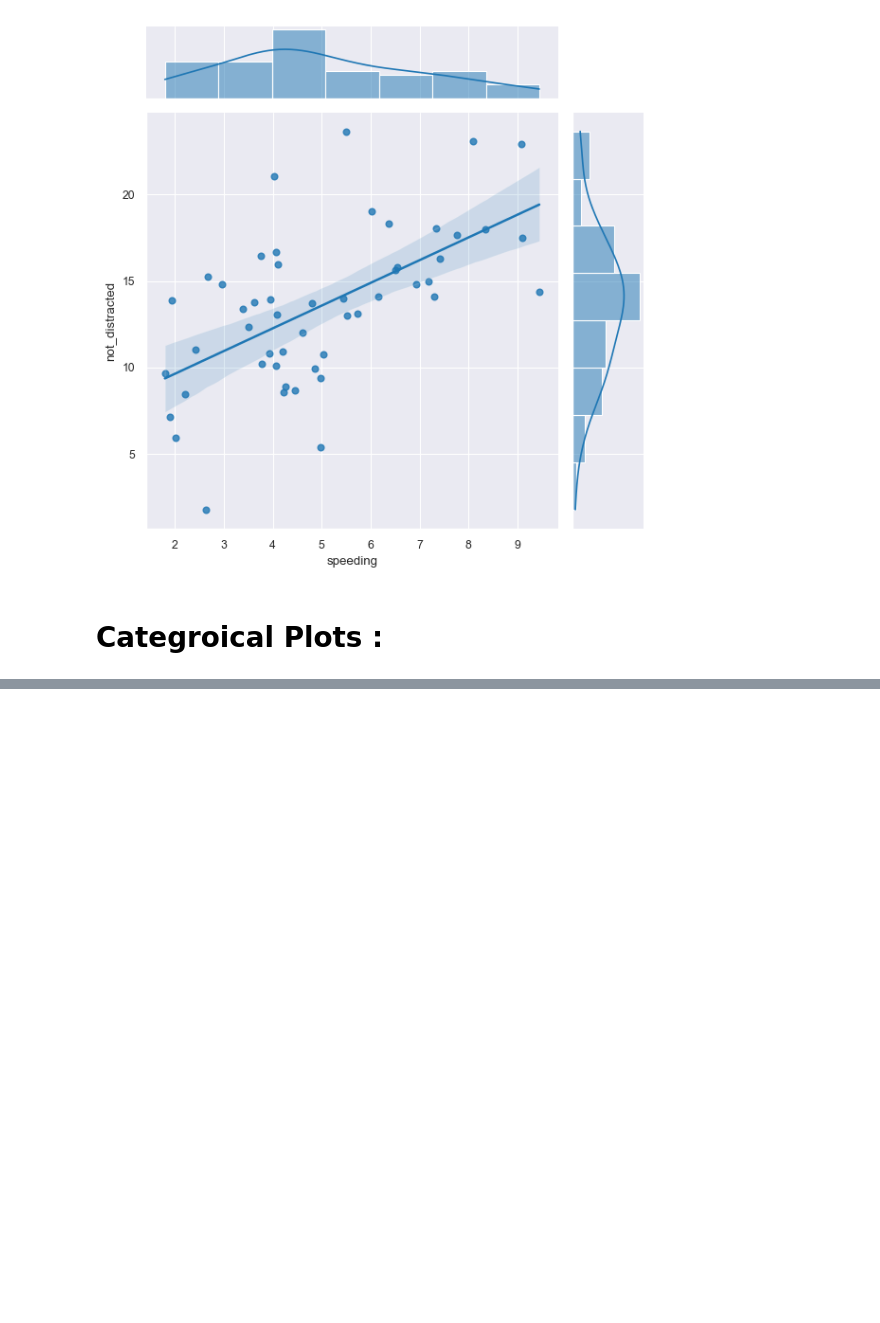
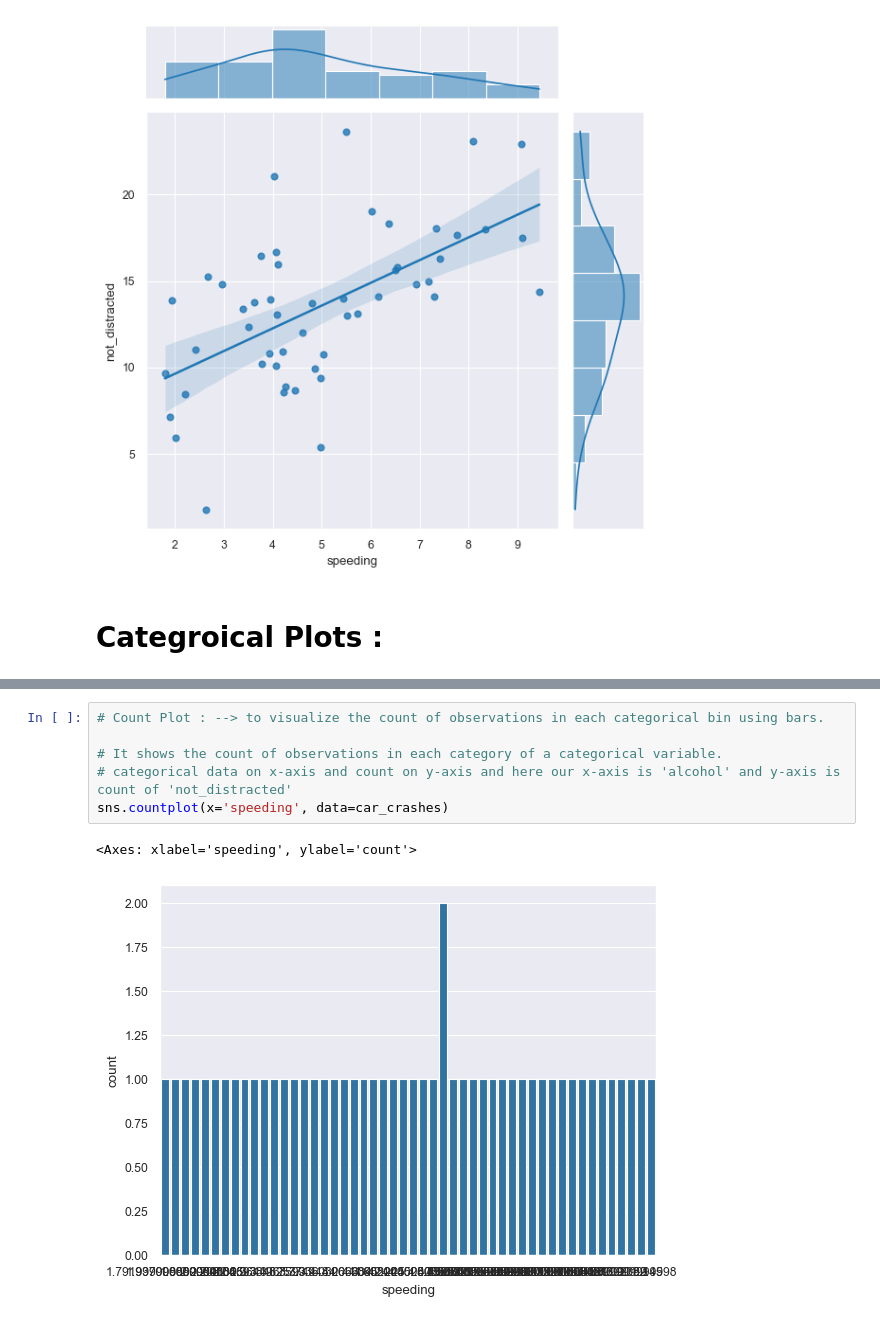
Before and after one commit to Nevin100/Data-Visualization-with-Seaborn, a Jupyter notebook: seaborn.ipynb, the cells around one changed output, grey strips where cells are left out. Drawn from its saved outputs; the diff is of its cells as text; blank space fills up the shorter version.

Commit message:
Revising Plots

```diff
--- a/seaborn.ipynb
+++ b/seaborn.ipynb
@@ -120,3 +120,12 @@ sns.barplot(x='alcohol_bin', y='not_distracted', data=car_crashes, hue='alcohol'
 plt.tight_layout()
 # %% [output]
 [figure]
+# %%
+# Count Plot : --> to visualize the count of observations in each categorical bin using bars.
+
+# It shows the count of observations in each category of a categorical variable.
+# categorical data on x-axis and count on y-axis and here our x-axis is 'alcohol' and y-axis is count of 'not_distracted'
+sns.countplot(x='speeding', data=car_crashes)
+# %% [output]
+<Axes: xlabel='speeding', ylabel='count'>
+[figure, added]
```
Also changed, not shown: parts of 5 cells of this notebook.
